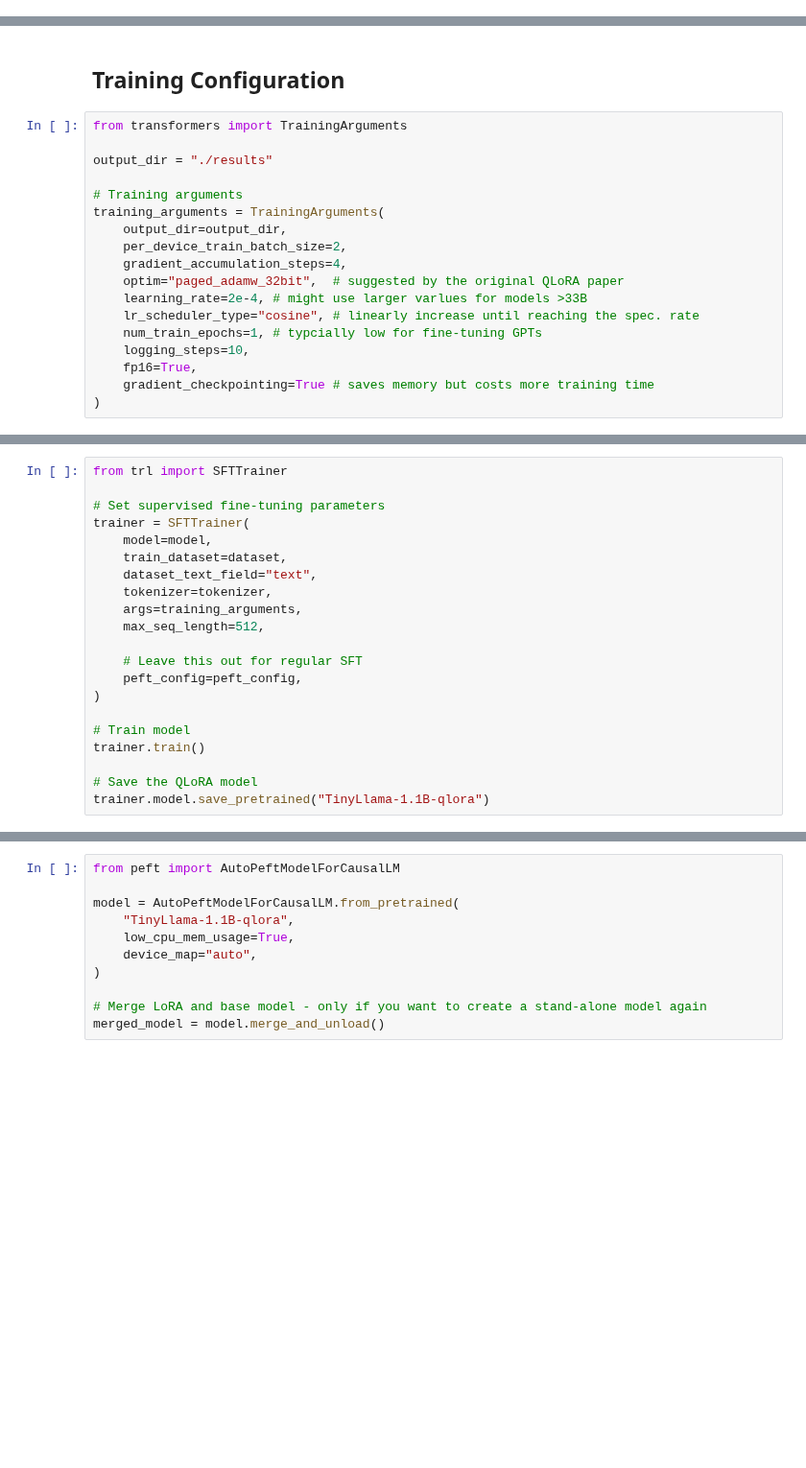
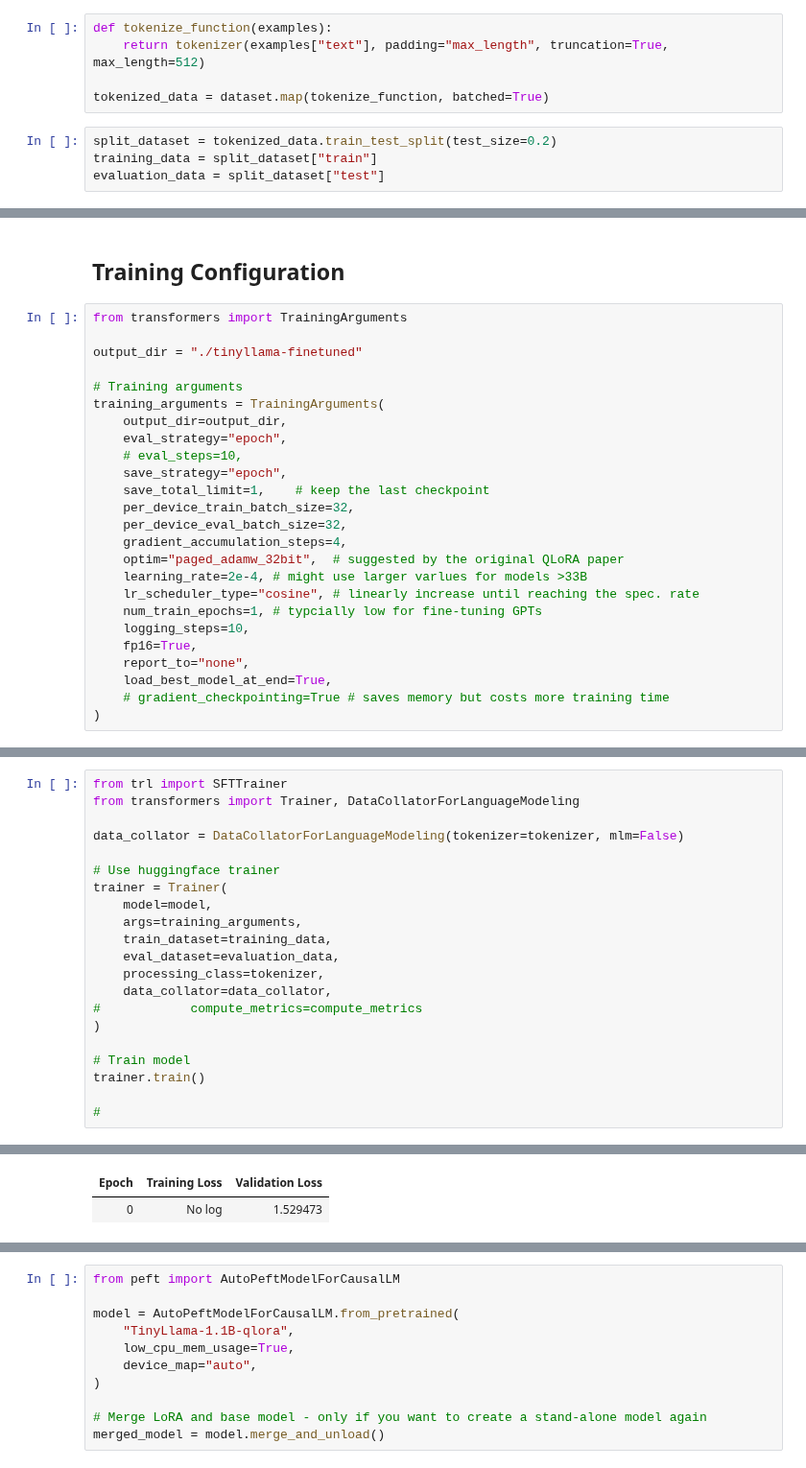
Before and after one commit to pinzger/handsonllms, a Jupyter notebook: Fine_tuning_GPT.ipynb, the cells around one changed output, grey strips where cells are left out. Shown at 96% size. Drawn from its saved outputs; the diff is of its cells as text; blank space fills up the shorter version.

Commit message:
fixed some errors and added evaluation and inference with the fine-tuned model

```diff
--- a/Fine_tuning_GPT.ipynb
+++ b/Fine_tuning_GPT.ipynb
@@ -129,0 +140,9 @@ Device set to use cuda
+# %%
+def tokenize_function(examples):
+    return tokenizer(examples["text"], padding="max_length", truncation=True, max_length=512)
+
+tokenized_data = dataset.map(tokenize_function, batched=True)
+# %%
+split_dataset = tokenized_data.train_test_split(test_size=0.2)
+training_data = split_dataset["train"]
+evaluation_data = split_dataset["test"]
@@ -154,12 +173,17 @@ model = get_peft_model(model, peft_config)
 # %%
 from transformers import TrainingArguments
 
-output_dir = "./results"
+output_dir = "./tinyllama-finetuned"
 
 # Training arguments
 training_arguments = TrainingArguments(
     output_dir=output_dir,
-    per_device_train_batch_size=2,
+    eval_strategy="epoch",
+    # eval_steps=10,
+    save_strategy="epoch",
+    save_total_limit=1,    # keep the last checkpoint
+    per_device_train_batch_size=32,
+    per_device_eval_batch_size=32,
     gradient_accumulation_steps=4,
     optim="paged_adamw_32bit",  # suggested by the original QLoRA paper
     learning_rate=2e-4, # might use larger varlues for models >33B
@@ -167,5 +191,7 @@ training_arguments = TrainingArguments(
     num_train_epochs=1, # typcially low for fine-tuning GPTs
     logging_steps=10,
     fp16=True,
-    gradient_checkpointing=True # saves memory but costs more training time
+    report_to="none",
+    load_best_model_at_end=True,
+    # gradient_checkpointing=True # saves memory but costs more training time
 )
@@ -179,21 +201,22 @@ Using the SFTTrainer class.
-# %%
-from trl import SFTTrainer
-
-# Set supervised fine-tuning parameters
-trainer = SFTTrainer(
-    model=model,
-    train_dataset=dataset,
-    dataset_text_field="text",
-    tokenizer=tokenizer,
-    args=training_arguments,
-    max_seq_length=512,
-
-    # Leave this out for regular SFT
-    peft_config=peft_config,
-)
-
-# Train model
-trainer.train()
-
-# Save the QLoRA model
-trainer.model.save_pretrained("TinyLlama-1.1B-qlora")
+# %%
+from trl import SFTTrainer
+from transformers import Trainer, DataCollatorForLanguageModeling
+
+data_collator = DataCollatorForLanguageModeling(tokenizer=tokenizer, mlm=False)
+
+# Use huggingface trainer
+trainer = Trainer(
+    model=model,
+    args=training_arguments,
+    train_dataset=training_data,
+    eval_dataset=evaluation_data,
+    processing_class=tokenizer,
+    data_collator=data_collator,
+#            compute_metrics=compute_metrics
+)
+
+# Train model
+trainer.train()
+
+#
+# %% [output]
@@ -199,0 +225,2 @@ trainer.model.save_pretrained("TinyLlama-1.1B-qlora")
+| Epoch | Training Loss | Validation Loss |
+| 0 | No log | 1.529473 |
```
Also changed, not shown: parts of 21 cells of this notebook.
